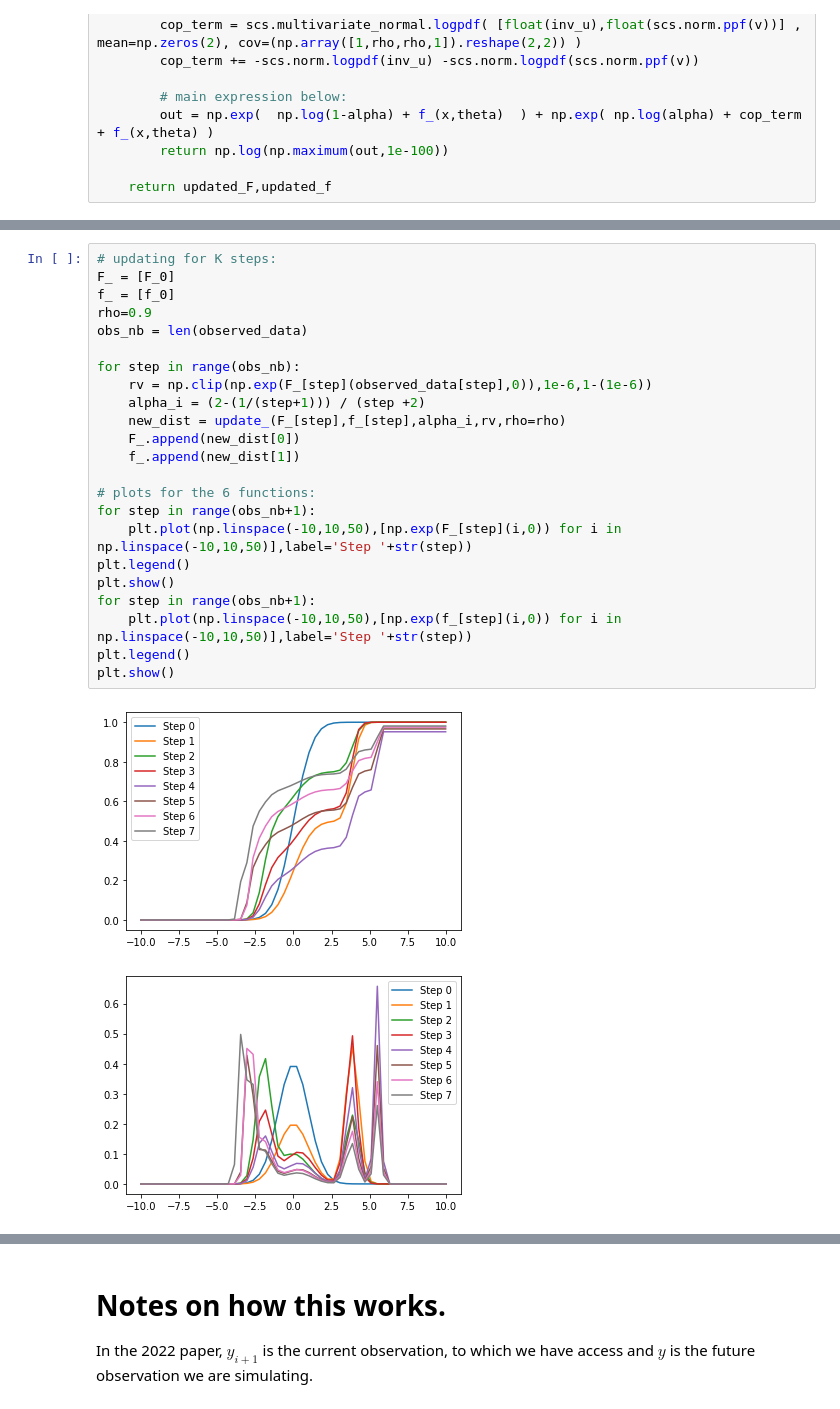
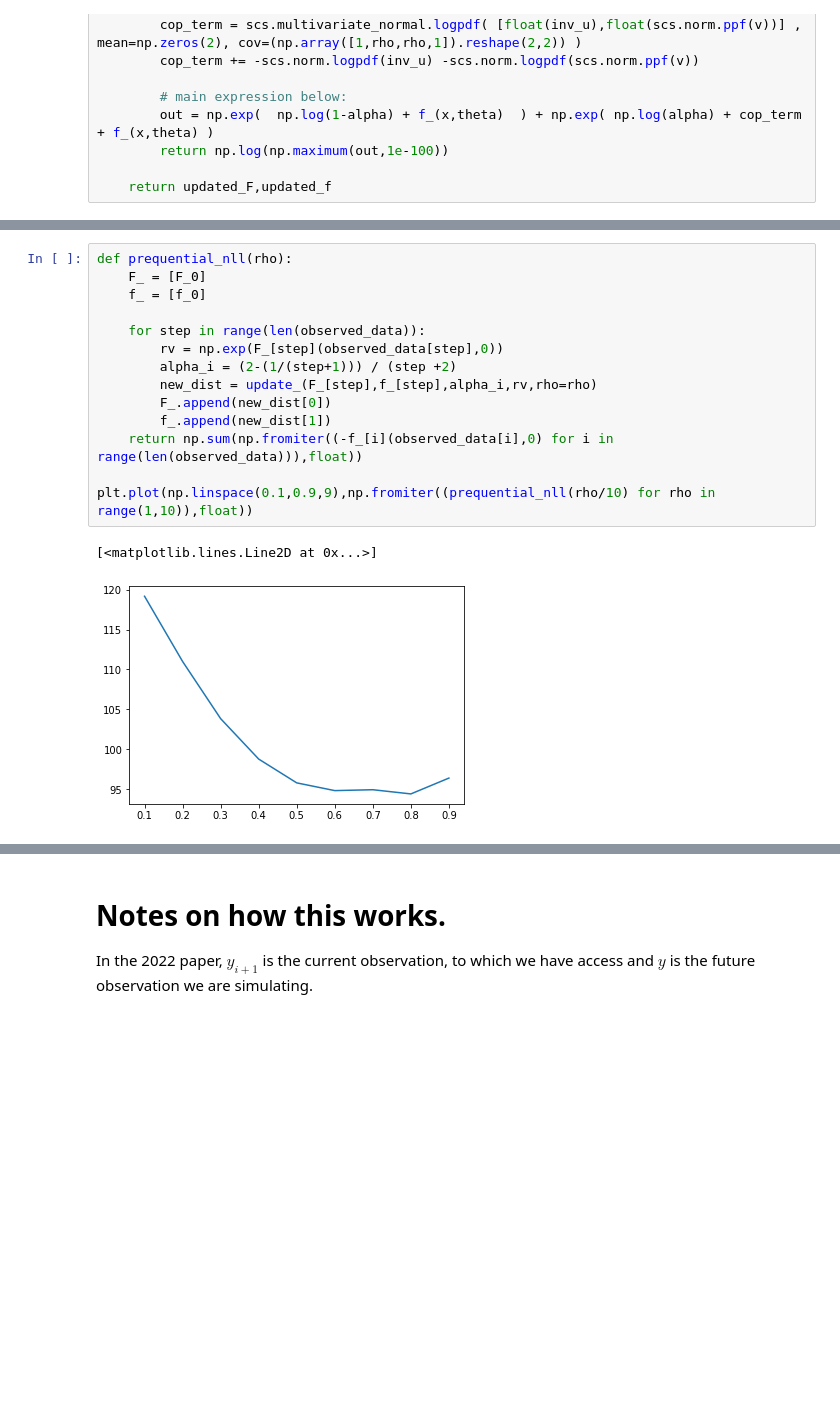
Before and after one commit to Huk-David/RSS-Discussion-paper-Martingale-Posterior-Distributions, a Jupyter notebook: Prequential Copulas - Code/Discussion paper - Notebook.ipynb, the cells around one changed output, grey strips where cells are left out. Drawn from its saved outputs; the diff is of its cells as text; blank space fills up the shorter version.

```diff
--- a/Prequential Copulas - Code/Discussion paper - Notebook.ipynb
+++ b/Prequential Copulas - Code/Discussion paper - Notebook.ipynb
@@ -190,26 +299,17 @@ observed_data = generate_data(obs_nb)
 # %%
-# updating for K steps:
-F_ = [F_0]
-f_ = [f_0]
-rho=0.9
-obs_nb = len(observed_data)
+def prequential_nll(rho):
+    F_ = [F_0]
+    f_ = [f_0]
 
-for step in range(obs_nb):
-    rv = np.clip(np.exp(F_[step](observed_data[step],0)),1e-6,1-(1e-6))
-    alpha_i = (2-(1/(step+1))) / (step +2)
-    new_dist = update_(F_[step],f_[step],alpha_i,rv,rho=rho)
-    F_.append(new_dist[0])
-    f_.append(new_dist[1])
+    for step in range(len(observed_data)):
+        rv = np.exp(F_[step](observed_data[step],0))
+        alpha_i = (2-(1/(step+1))) / (step +2)
+        new_dist = update_(F_[step],f_[step],alpha_i,rv,rho=rho)
+        F_.append(new_dist[0])
+        f_.append(new_dist[1])
+    return np.sum(np.fromiter((-f_[i](observed_data[i],0) for i in range(len(observed_data))),float))
 
-# plots for the 6 functions:
-for step in range(obs_nb+1):
-    plt.plot(np.linspace(-10,10,50),[np.exp(F_[step](i,0)) for i in np.linspace(-10,10,50)],label='Step '+str(step))
-plt.legend()
-plt.show()
-for step in range(obs_nb+1):
-    plt.plot(np.linspace(-10,10,50),[np.exp(f_[step](i,0)) for i in np.linspace(-10,10,50)],label='Step '+str(step))
-plt.legend()
-plt.show()
+plt.plot(np.linspace(0.1,0.9,9),np.fromiter((prequential_nll(rho/10) for rho in range(1,10)),float))
 # %% [output]
+[<matplotlib.lines.Line2D at 0x...>]
-[figure, old version]
+[figure, new version]
-[figure, removed]
```
Also changed, not shown: parts of 14 cells of this notebook.
